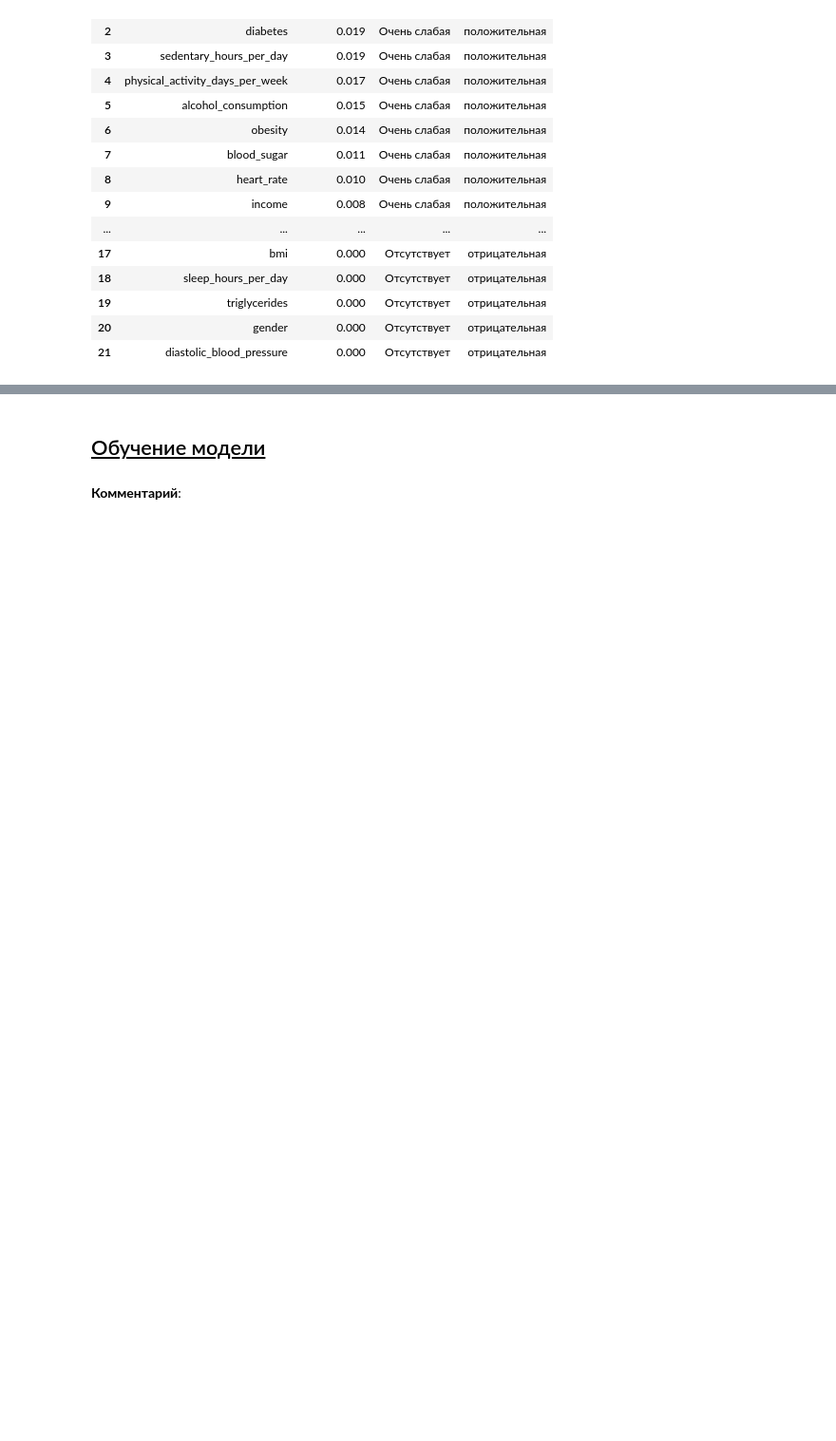
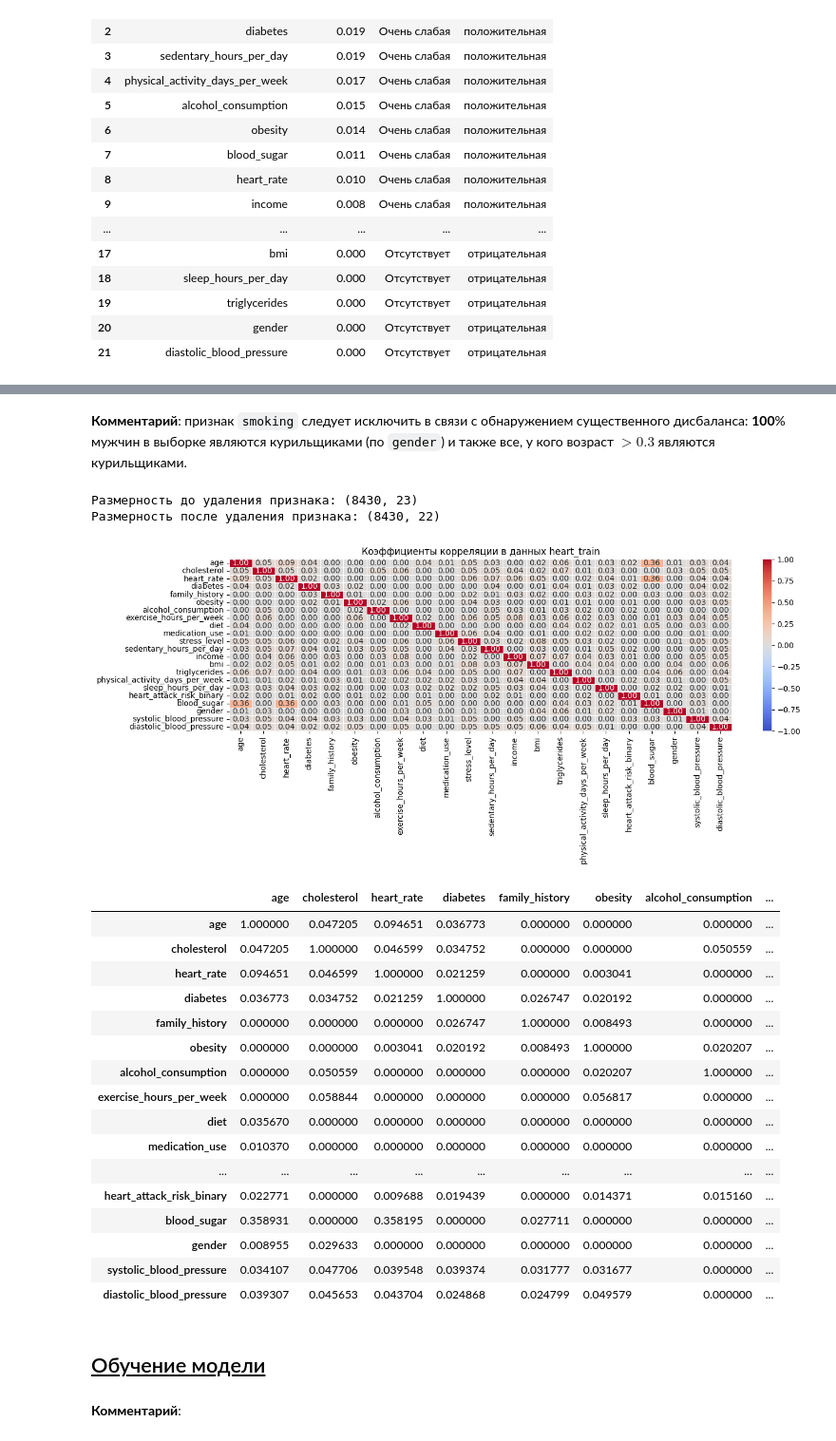
Before and after one commit to Torward1024/HeartML, a Jupyter notebook: notebook.ipynb, the cells around one changed output, grey strips where cells are left out. Shown at 95% size. Cells and saved outputs as stored; diff of their text form; code cells hidden in the pictures; blank space fills up the shorter version.

Commit message:
09.10.2025 -- Trained Models, Currently Testing and Tuning

```diff
--- a/notebook.ipynb
+++ b/notebook.ipynb
@@ -2569,3 +2663,37 @@ display(corr_res)
+# %% [markdown]
+**Комментарий**: признак `smoking` следует исключить в связи с обнаружением существенного дисбаланса: **100**% мужчин в выборке являются курильщиками (по `gender`) и также все, у кого возраст $>0.3$ являются курильщиками.
+# %%
+print("Размерность до удаления признака:", heart.shape)
+heart.drop(columns=['smoking'], inplace=True)
+print("Размерность после удаления признака:", heart.shape)
+# %% [output]
+Размерность до удаления признака: (8430, 23)
+Размерность после удаления признака: (8430, 22)
+# %%
+# рассчитаем корреляцию и построим матрицу коэффициентов корреляции и тепловую карту
+corr_matrix = plot_corr_heatmap(heart,
+                                title = 'Коэффициенты корреляции в данных heart_train',
+                                columns = interval_columns)
+display(corr_matrix)
+# %% [output]
+[figure, added]
+|  | age | cholesterol | heart_rate | diabetes | family_history | obesity | alcohol_consumption | ... |
+| age | 1.000000 | 0.047205 | 0.094651 | 0.036773 | 0.000000 | 0.000000 | 0.000000 | ... |
+| cholesterol | 0.047205 | 1.000000 | 0.046599 | 0.034752 | 0.000000 | 0.000000 | 0.050559 | ... |
+| heart_rate | 0.094651 | 0.046599 | 1.000000 | 0.021259 | 0.000000 | 0.003041 | 0.000000 | ... |
+| diabetes | 0.036773 | 0.034752 | 0.021259 | 1.000000 | 0.026747 | 0.020192 | 0.000000 | ... |
+| family_history | 0.000000 | 0.000000 | 0.000000 | 0.026747 | 1.000000 | 0.008493 | 0.000000 | ... |
+| obesity | 0.000000 | 0.000000 | 0.003041 | 0.020192 | 0.008493 | 1.000000 | 0.020207 | ... |
+| alcohol_consumption | 0.000000 | 0.050559 | 0.000000 | 0.000000 | 0.000000 | 0.020207 | 1.000000 | ... |
+| exercise_hours_per_week | 0.000000 | 0.058844 | 0.000000 | 0.000000 | 0.000000 | 0.056817 | 0.000000 | ... |
+| diet | 0.035670 | 0.000000 | 0.000000 | 0.000000 | 0.000000 | 0.000000 | 0.000000 | ... |
+| medication_use | 0.010370 | 0.000000 | 0.000000 | 0.000000 | 0.000000 | 0.000000 | 0.000000 | ... |
+| ... | ... | ... | ... | ... | ... | ... | ... | ... |
+| heart_attack_risk_binary | 0.022771 | 0.000000 | 0.009688 | 0.019439 | 0.000000 | 0.014371 | 0.015160 | ... |
+| blood_sugar | 0.358931 | 0.000000 | 0.358195 | 0.000000 | 0.027711 | 0.000000 | 0.000000 | ... |
+| gender | 0.008955 | 0.029633 | 0.000000 | 0.000000 | 0.000000 | 0.000000 | 0.000000 | ... |
+| systolic_blood_pressure | 0.034107 | 0.047706 | 0.039548 | 0.039374 | 0.031777 | 0.031677 | 0.000000 | ... |
+| diastolic_blood_pressure | 0.039307 | 0.045653 | 0.043704 | 0.024868 | 0.024799 | 0.049579 | 0.000000 | ... |
 # %% [markdown]
 ## <u>Обучение модели</u>
 # %% [markdown]
```
Also changed, not shown: parts of 27 cells of this notebook, 4 other files.
